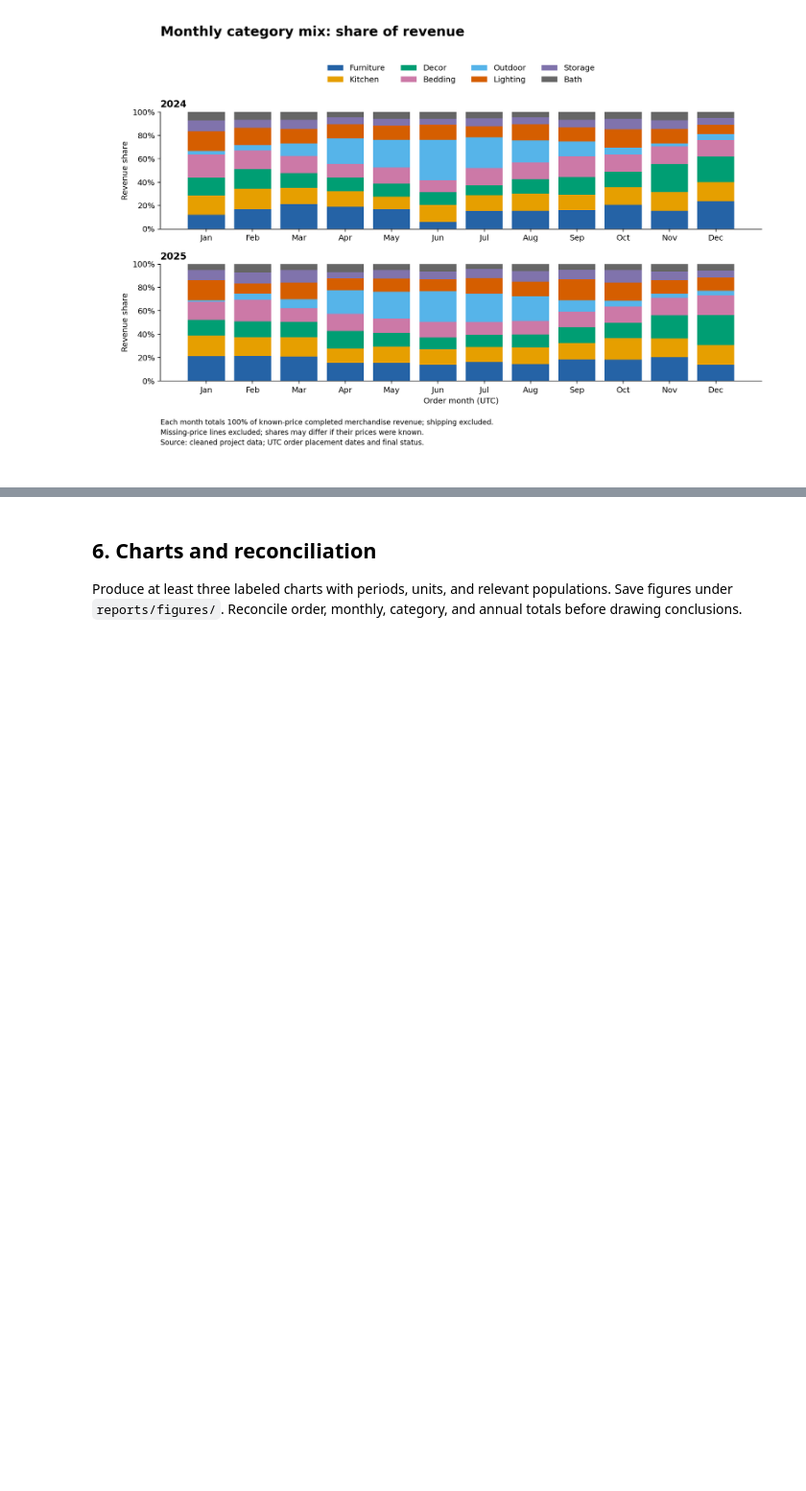
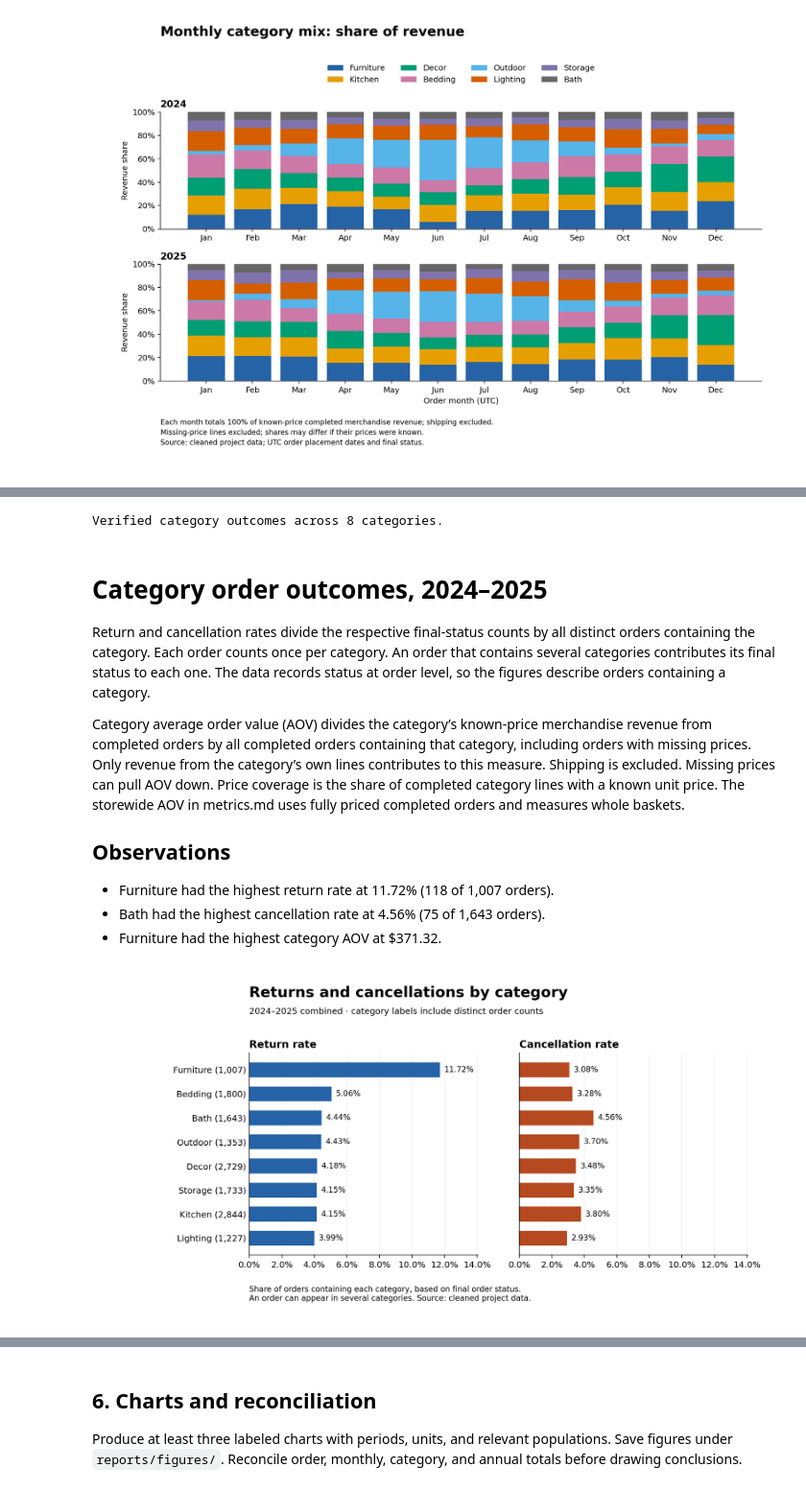
Before and after one commit to Mohamed-Shaheedullah/wayfair-analysis-AI, a Jupyter notebook: notebooks/ecommerce_analysis.ipynb, the cells around one changed output, grey strips where cells are left out. Shown at 96% size. Cells and saved outputs as stored; diff of their text form; code cells hidden in the pictures; blank space fills up the shorter version.

```diff
--- a/notebooks/ecommerce_analysis.ipynb
+++ b/notebooks/ecommerce_analysis.ipynb
@@ -204,0 +205,23 @@ Report distinct-order denominators and sample sizes alongside percentages. Use t
+# %%
+from analyze_category_outcomes import main as analyze_category_outcomes
+
+analyze_category_outcomes()
+outcomes_report = (ROOT / "reports/category_outcomes.md").read_text(encoding="utf-8")
+overview, category_detail = outcomes_report.split("## Category detail", 1)
+display(Markdown(overview.split("![Return and cancellation rates by category]", 1)[0]))
+display(Image(filename=str(ROOT / "reports/figures/category_outcomes.png")))
+display(Markdown("## Category detail" + category_detail.split("## Reproduction and validation", 1)[0]))
+# %% [output]
+Verified category outcomes across 8 categories.
+# Category order outcomes, 2024–2025
+
+Return and cancellation rates divide the respective final-status counts by all distinct orders containing the category. Each order counts once per category. An order that contains several categories contributes its final status to each one. The data records status at order level, so the figures describe orders containing a category.
+
+Category average order value (AOV) divides the category’s known-price merchandise revenue from completed orders by all completed orders containing that category, including orders with missing prices. Only revenue from the category’s own lines contributes to this measure. Shipping is excluded. Missing prices can pull AOV down. Price coverage is the share of completed category lines with a known unit price. The storewide AOV in metrics.md uses fully priced completed orders and measures whole baskets.
+
+## Observations
+
+- Furniture had the highest return rate at 11.72% (118 of 1,007 orders).
+- Bath had the highest cancellation rate at 4.56% (75 of 1,643 orders).
+- Furniture had the highest category AOV at $371.32.
+[figure, added]
```
Also changed, not shown: parts of 4 cells of this notebook, 7 other files.
